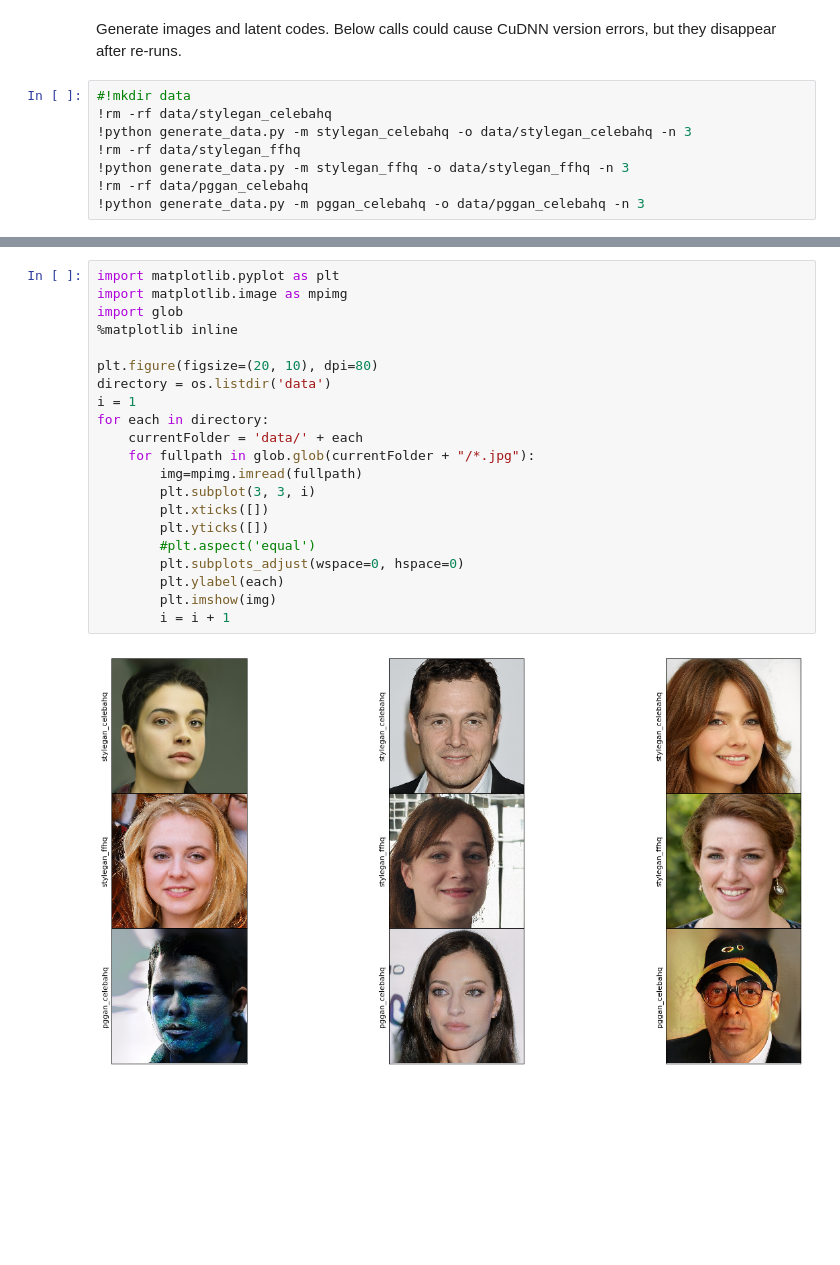
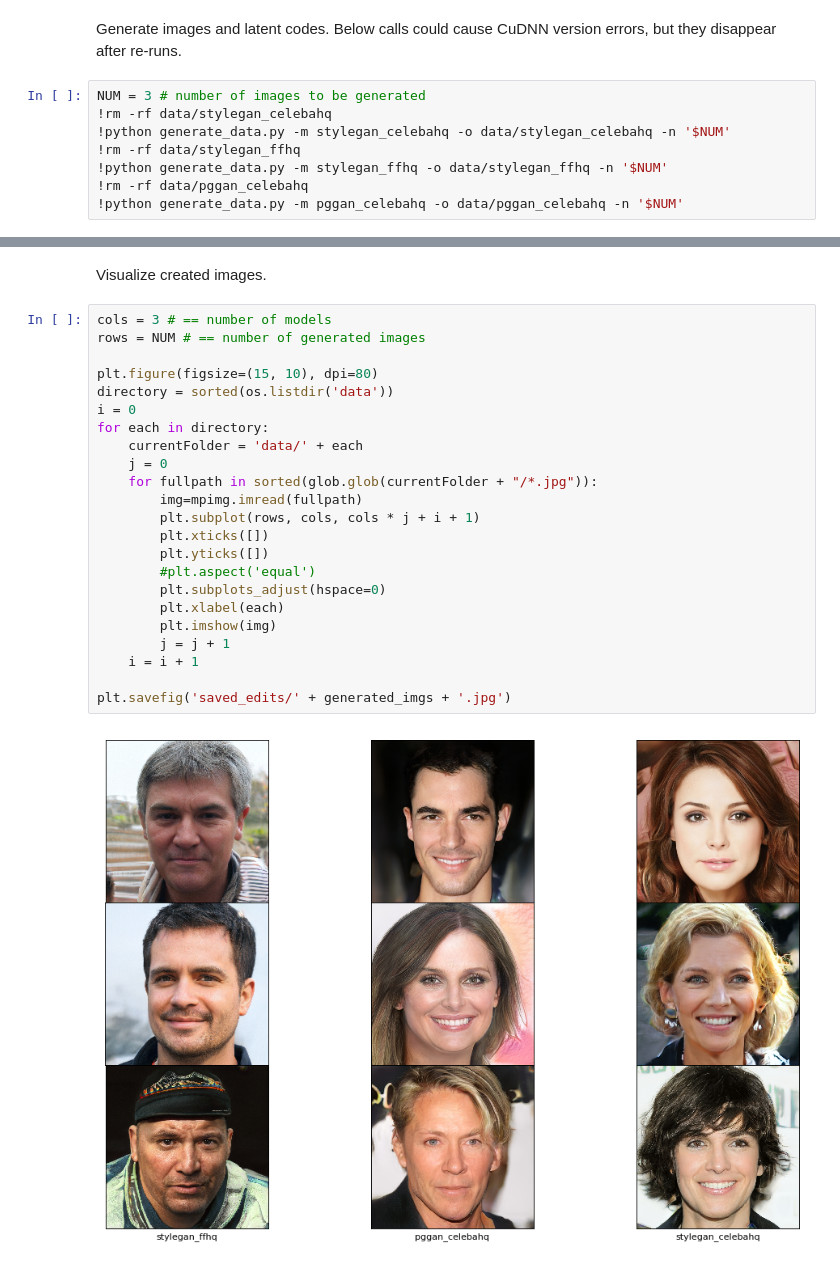
Before and after one commit to hugeinteger/InterFaceGAN, a Jupyter notebook: colab_demo.ipynb, the cells around one changed output, grey strips where cells are left out. Drawn from its saved outputs; the diff is of its cells as text; blank space fills up the shorter version.

```diff
--- a/colab_demo.ipynb
+++ b/colab_demo.ipynb
@@ -43,11 +56,11 @@ ProGAN - https://drive.google.com/open?id=0B4qLcYyJmiz0NHFULTdYc05lX0U
 Generate images and latent codes.
 Below calls could cause CuDNN version errors, but they disappear after re-runs.
 # %%
-#!mkdir data
+NUM = 3 # number of images to be generated
 !rm -rf data/stylegan_celebahq
-!python generate_data.py -m stylegan_celebahq -o data/stylegan_celebahq -n 3
+!python generate_data.py -m stylegan_celebahq -o data/stylegan_celebahq -n '$NUM'
 !rm -rf data/stylegan_ffhq
-!python generate_data.py -m stylegan_ffhq -o data/stylegan_ffhq -n 3
+!python generate_data.py -m stylegan_ffhq -o data/stylegan_ffhq -n '$NUM'
 !rm -rf data/pggan_celebahq
-!python generate_data.py -m pggan_celebahq -o data/pggan_celebahq -n 3
+!python generate_data.py -m pggan_celebahq -o data/pggan_celebahq -n '$NUM'
 # %% [output]
@@ -71,23 +75,27 @@ Below calls could cause CuDNN version errors, but they disappear after re-runs.
+# %% [markdown]
+Visualize created images.
 # %%
-import matplotlib.pyplot as plt
-import matplotlib.image as mpimg
-import glob
-%matplotlib inline
+cols = 3 # == number of models
+rows = NUM # == number of generated images
 
-plt.figure(figsize=(20, 10), dpi=80)
-directory = os.listdir('data')
-i = 1
+plt.figure(figsize=(15, 10), dpi=80)
+directory = sorted(os.listdir('data'))
+i = 0
 for each in directory:
     currentFolder = 'data/' + each
-    for fullpath in glob.glob(currentFolder + "/*.jpg"):
+    j = 0
+    for fullpath in sorted(glob.glob(currentFolder + "/*.jpg")):
         img=mpimg.imread(fullpath)
-        plt.subplot(3, 3, i)
+        plt.subplot(rows, cols, cols * j + i + 1)
         plt.xticks([])
         plt.yticks([])
         #plt.aspect('equal')
-        plt.subplots_adjust(wspace=0, hspace=0)
-        plt.ylabel(each)
+        plt.subplots_adjust(hspace=0)
+        plt.xlabel(each)
         plt.imshow(img)
-        i = i + 1
+        j = j + 1
+    i = i + 1
+
+plt.savefig('saved_edits/' + generated_imgs + '.jpg')
 # %% [output]
-[figure, old version]
+[figure, new version]
```
Also changed, not shown: parts of 13 cells of this notebook.
